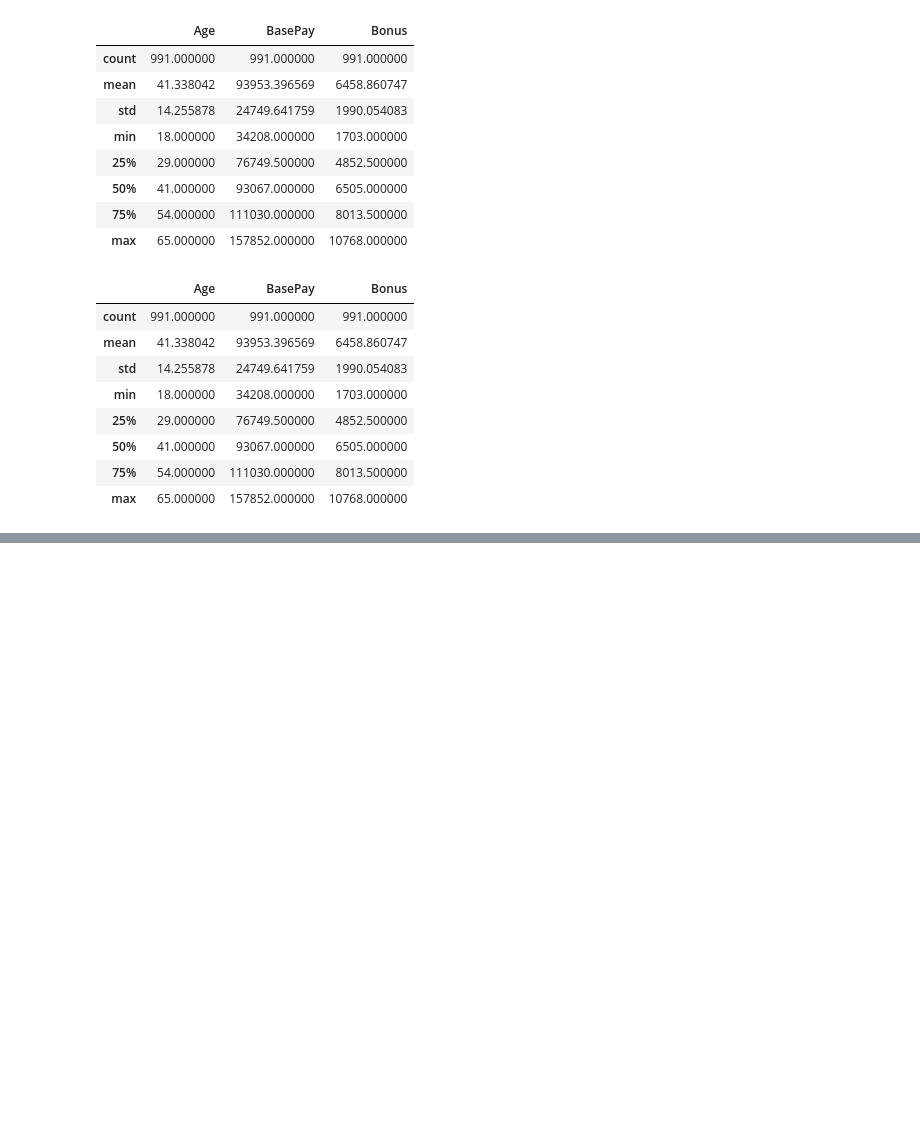
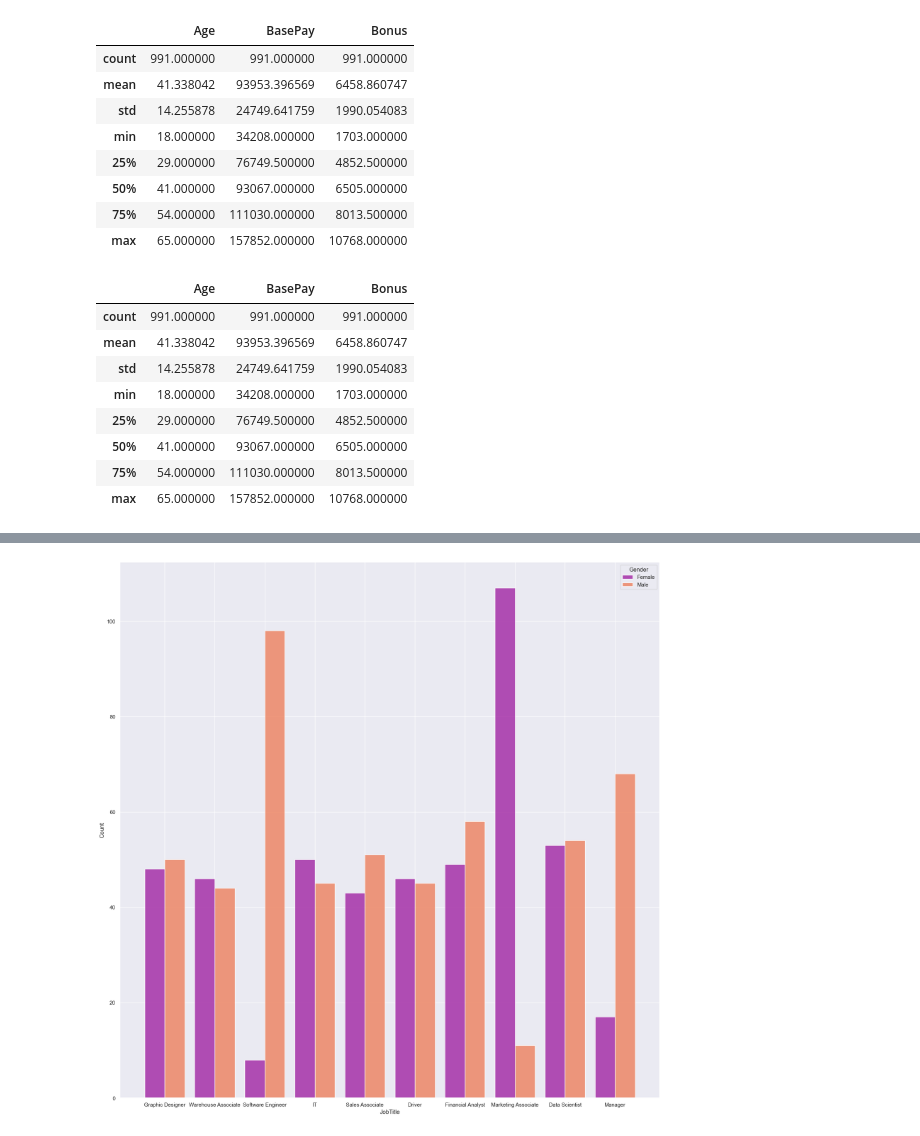
Before and after one commit to kimbaqueen/pt4-data-capstone, a Jupyter notebook: gender_pay_gap_ex.ipynb, the cells around one changed output, grey strips where cells are left out. Cells and saved outputs as stored; diff of their text form; code cells hidden in the pictures; blank space fills up the shorter version.

```diff
--- a/gender_pay_gap_ex.ipynb
+++ b/gender_pay_gap_ex.ipynb
@@ -352,0 +363,5 @@ paygap_data_subset.describe()
+# %%
+jt = sns.histplot(x='JobTitle', hue='Gender', multiple='dodge', data=paygap_data_subset, shrink=0.8, palette='plasma')
+sns.set( rc = {'figure.figsize' : (20,20), 'axes.labelsize' : 12})
+# %% [output]
+[figure, added]
```
Also changed, not shown: parts of 16 cells of this notebook, 5 other files.
